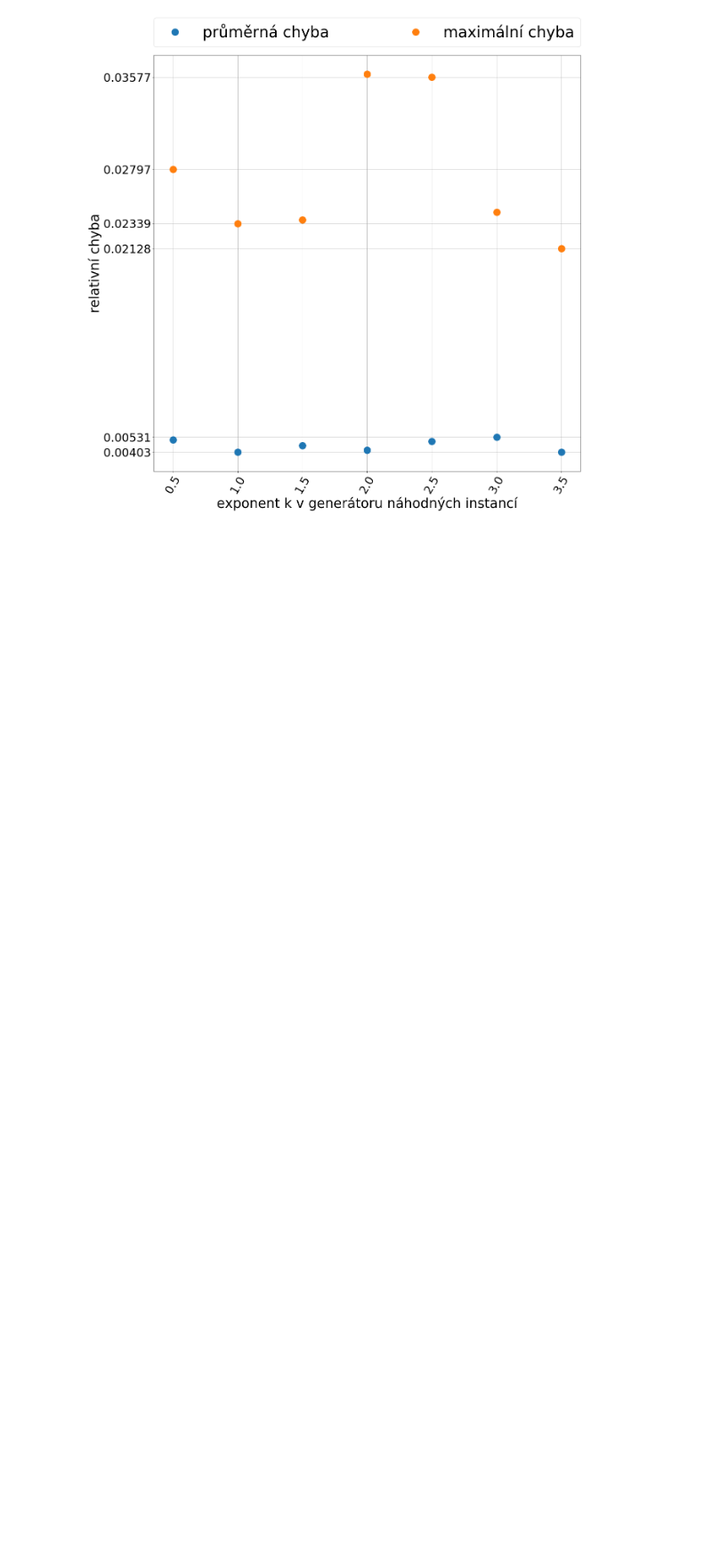
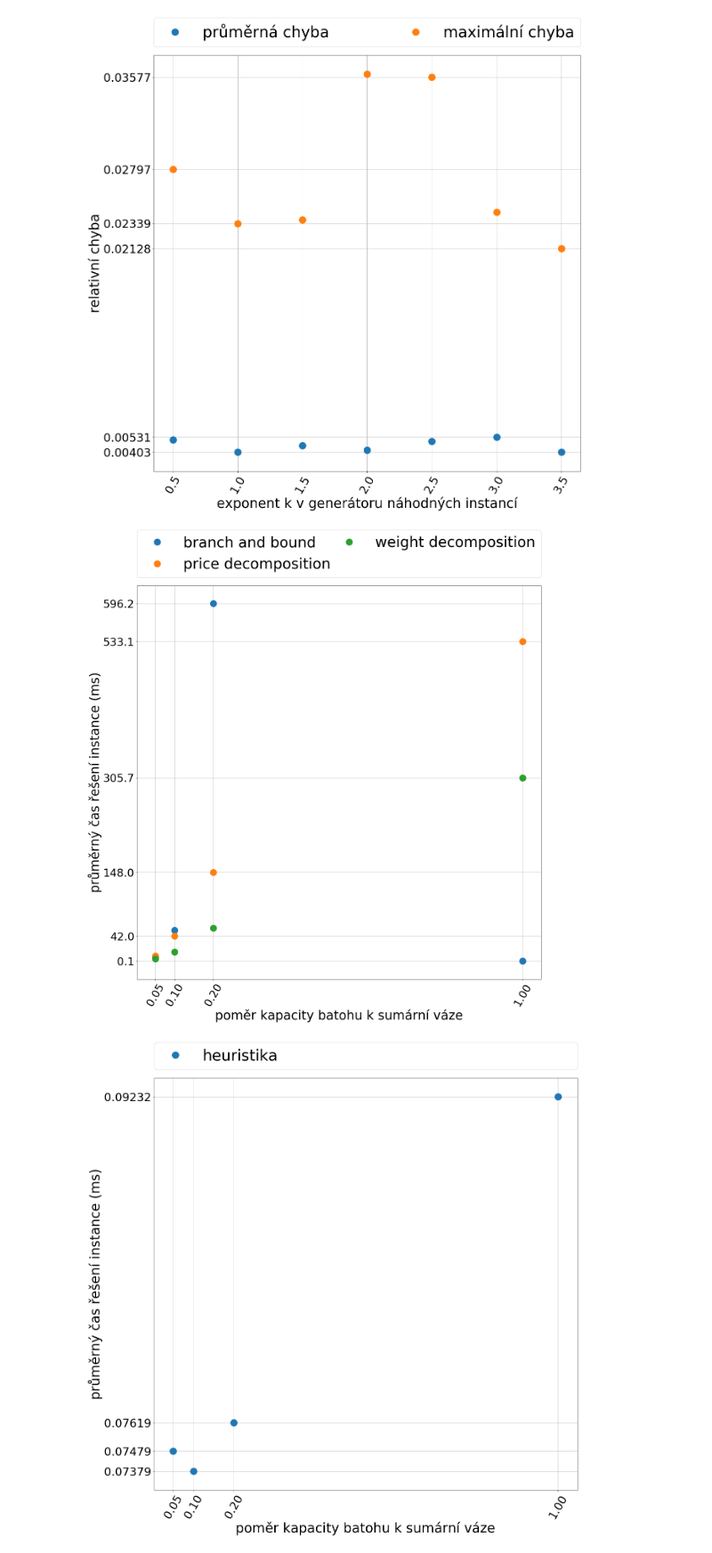
Before and after one commit to martilad/MI-PAA2018, a Jupyter notebook: task3/graphMake.ipynb, the cells around one changed output. Shown at 89% size. Cells and saved outputs as stored; diff of their text form; code cells hidden in the pictures; blank space fills up the shorter version.

```diff
--- a/task3/graphMake.ipynb
+++ b/task3/graphMake.ipynb
@@ -135,3 +140,17 @@ do_plot(20, 20, df.index, df[['avgE', 'maxE']],
         "GMHE.pdf",30 , 1)
 # %% [output]
 [figure]
+# %%
+df = crate_data_frame(['05.m.csv','10.m.csv','20.m.csv','100.m.csv',
+                      ],
+                      ['tH', 'tBB', 'tDC', 'tDW'], 100)
+
+do_plot(20, 20, df.index, df[['tBB', 'tDC', 'tDW']],
+        "poměr kapacity batohu k sumární váze", "průměrný čas řešení instance (ms)", ['branch and bound', 'price decomposition', 'weight decomposition'],
+        "GME.pdf", 30, 1)
+do_plot(20, 20, df.index, df[['tH']],
+        "poměr kapacity batohu k sumární váze", "průměrný čas řešení instance (ms)", ['heuristika'],
+        "GMH.pdf", 100, 1)
+# %% [output]
+[figure, added]
+[figure, added]
```
Also changed, not shown: parts of 6 cells of this notebook, 19 other files.
